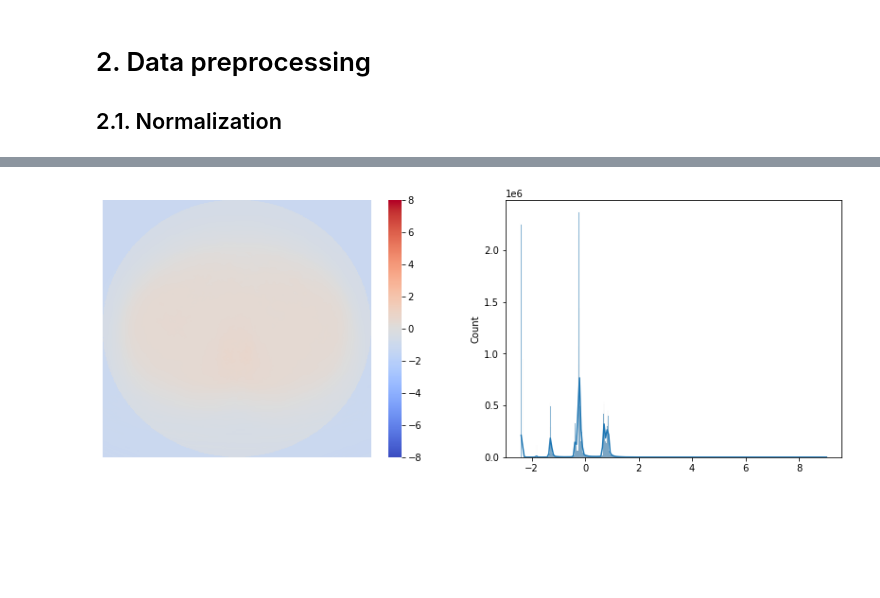
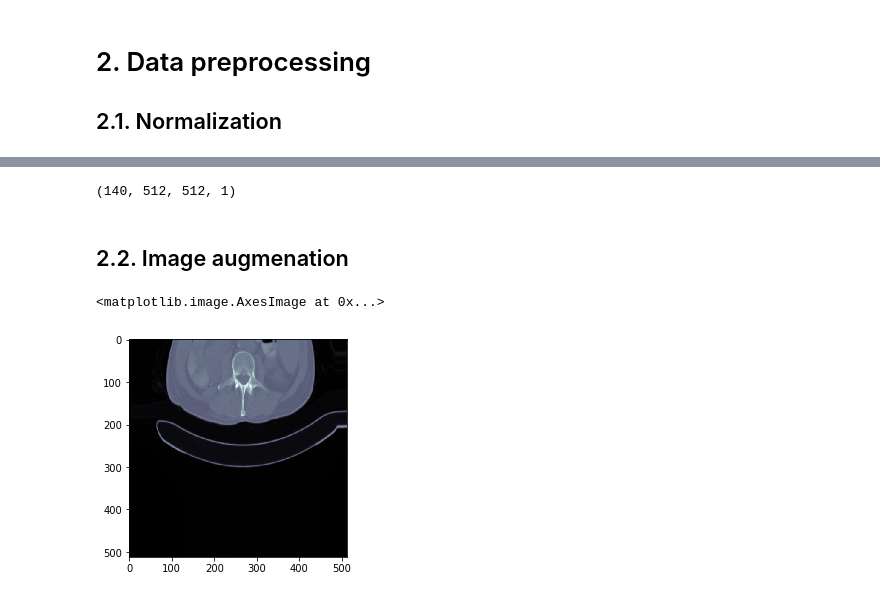
Before and after one commit to crusher083/sarcopenAI, a Jupyter notebook: image-import.ipynb, the cells around one changed output, grey strips where cells are left out. Drawn from its saved outputs; the diff is of its cells as text; code cells hidden in the pictures; blank space fills up the shorter version.

Commit message:
Data augmentation preparation

```diff
--- a/image-import.ipynb
+++ b/image-import.ipynb
@@ -145,9 +128,25 @@ for ax, m, dcm in zip(axes, methods, dcms):
-# %%
-diff = dcm_norm - dcm_min_max
-fig, axes = plt.subplots(1, 2, figsize=(14,5))
-sns.heatmap(np.mean(diff, axis=2), ax=axes[0], cmap='coolwarm', vmin=-8, vmax=8)
-axes[0].set_xticks([])
-axes[0].set_yticks([])
-sns.histplot(diff.flat, kde=True, ax=axes[1]);
-# %% [output]
-[figure, removed]
+# %%
+dcm_norm.shape
+# %% [output]
+(140, 512, 512, 1)
+# %% [markdown]
+## 2.2. Image augmenation
+# %%
+# create image data augmentation generator
+datagen = ImageDataGenerator(
+    rotation_range=180,
+    width_shift_range=0.4,
+    height_shift_range=0.4,
+    shear_range=0.2,
+    zoom_range=0.2,
+    horizontal_flip=True,
+    vertical_flip=True,
+    fill_mode='nearest')
+# %%
+it = datagen.flow(dcm_norm, batch_size=1)
+# %%
+batch = it.next()
+plt.imshow(batch[0, :, :], cmap=plt.cm.bone, interpolation='nearest')
+# %% [output]
+<matplotlib.image.AxesImage at 0x...>
+[figure, added]
```
Also changed, not shown: parts of 4 cells of this notebook.
